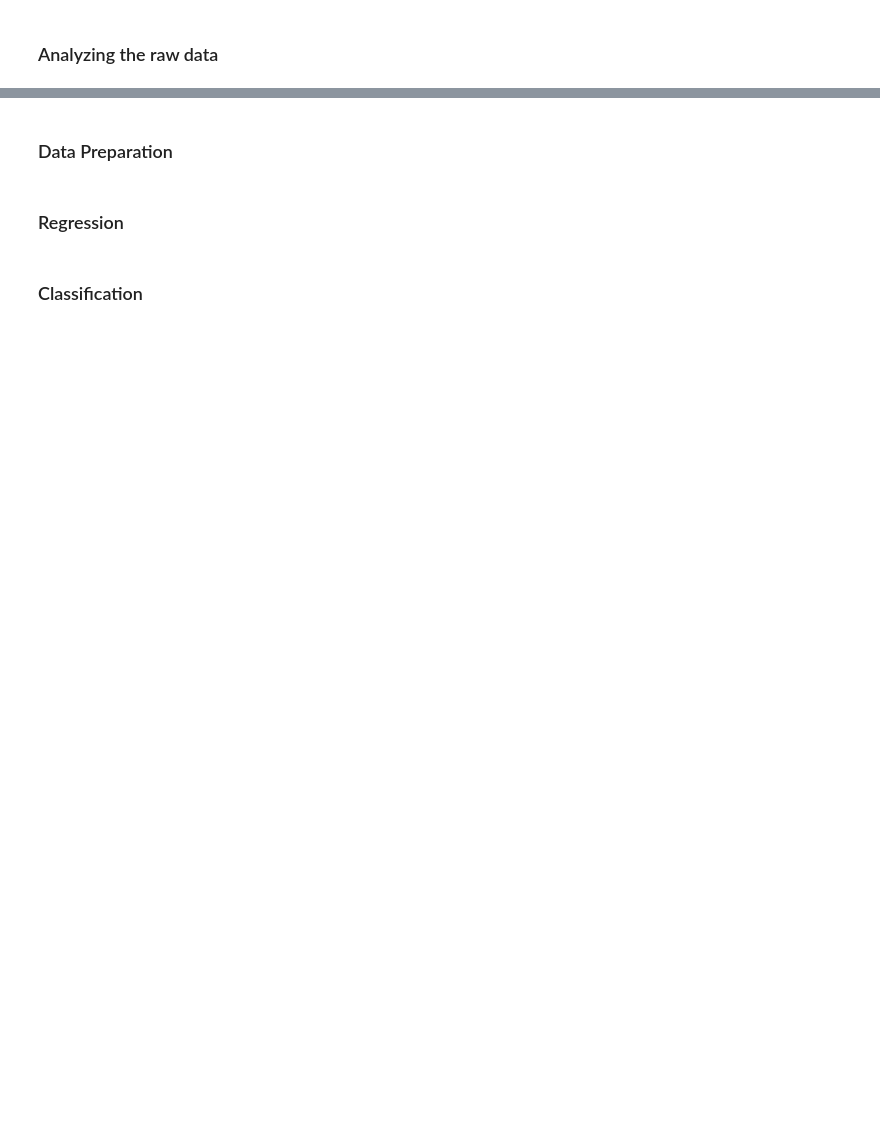
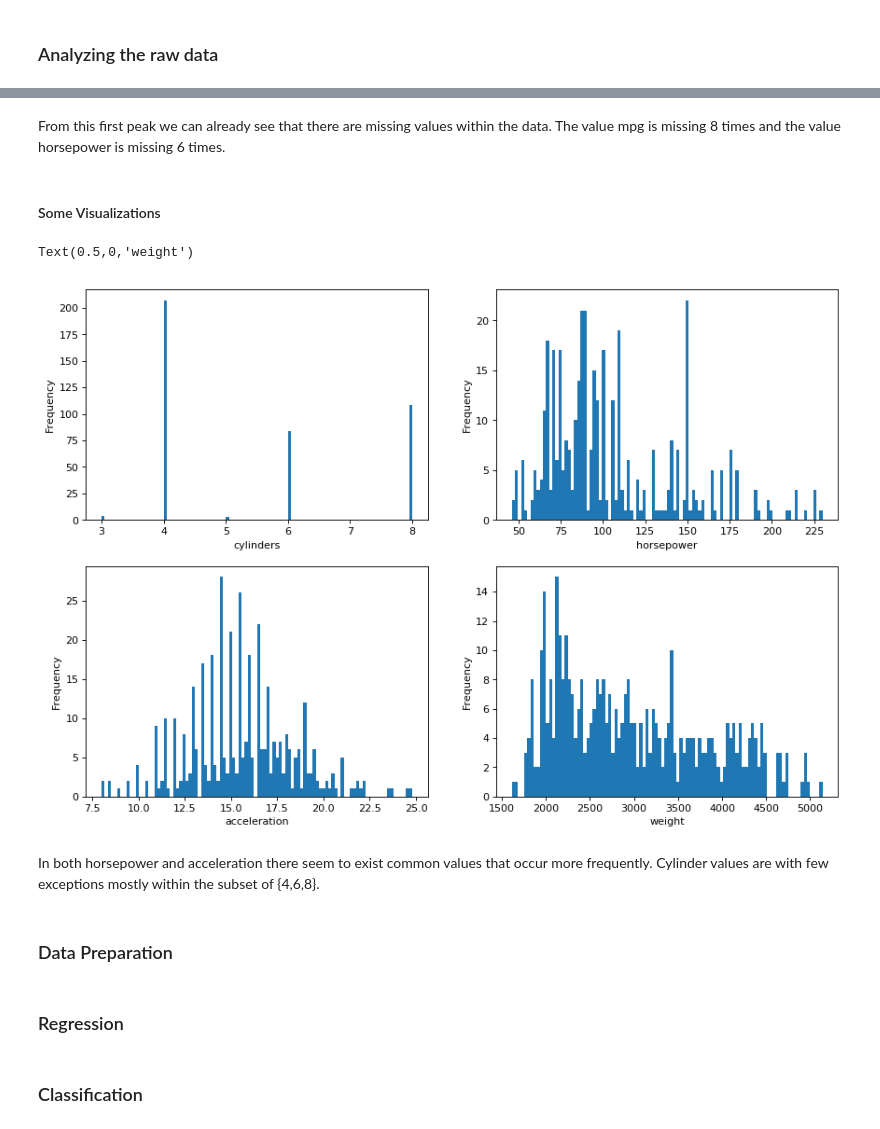
Before and after one commit to nikwlf/dswithcars, a Jupyter notebook: dscars.ipynb, the cells around one changed output, grey strips where cells are left out. Saved outputs shown, nothing was run; the diff lists cells and outputs as text; code cells hidden in the pictures; blank space fills up the shorter version.

Commit message:
visualization

```diff
--- a/dscars.ipynb
+++ b/dscars.ipynb
@@ -37,3 +42,28 @@ memory usage: 28.6+ KB
+# %% [markdown]
+From this first peak we can already see that there are missing values within the data. The value mpg is missing 8 times and the value horsepower is missing 6 times.
+# %% [markdown]
+#### Some Visualizations
+# %%
+# adjusting jupyter plot size
+fig=plt.figure(figsize=(13, 9), dpi= 80, facecolor='w', edgecolor='k')
+# plot some of the interesting
+plt.subplot(2, 2, 1)
+df['cylinders'].plot(kind='hist', bins=100)
+plt.xlabel('cylinders')
+plt.subplot(2, 2, 2)
+df['horsepower'].plot(kind='hist', bins=100)
+plt.xlabel('horsepower')
+plt.subplot(2, 2, 3)
+df['acceleration'].plot(kind='hist', bins=100)
+plt.xlabel('acceleration')
+plt.subplot(2, 2, 4)
+df['weight'].plot(kind='hist', bins=100)
+plt.xlabel('weight')
+# %% [output]
+Text(0.5,0,'weight')
+[figure, added]
+# %% [markdown]
+In both horsepower and acceleration there seem to exist common values that occur more frequently. Cylinder values are with few exceptions mostly within the subset of {4,6,8}.
 # %% [markdown]
 ### Data Preparation
 # %% [markdown]
```
Also changed, not shown: parts of 6 cells of this notebook.
